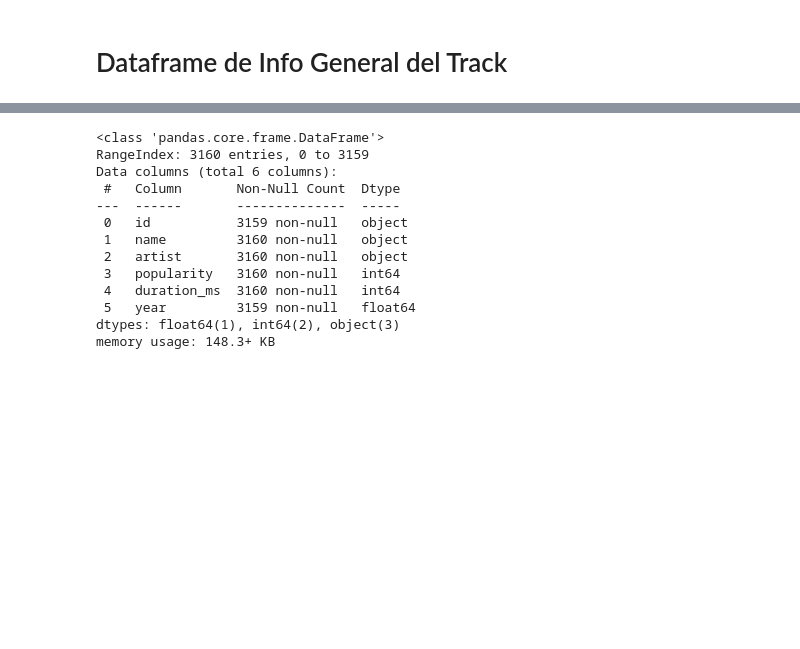
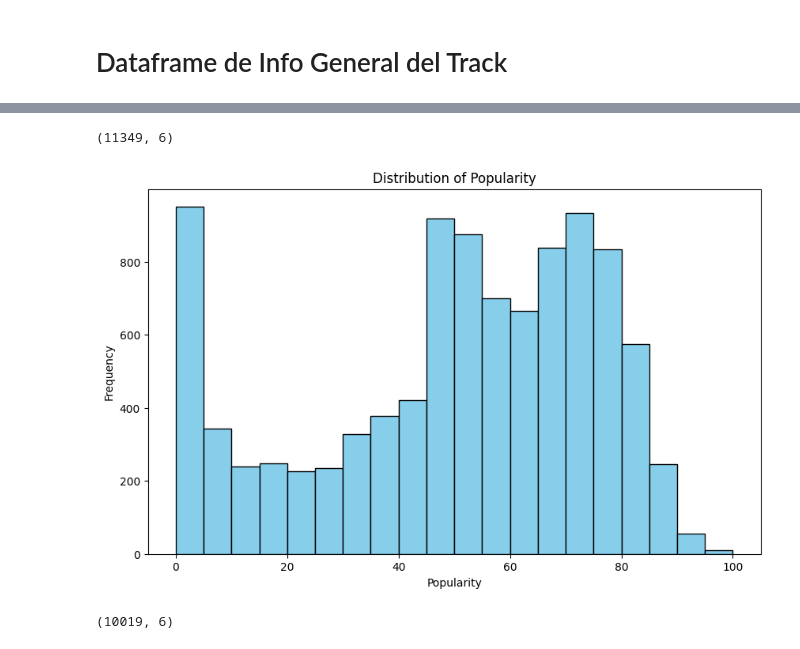
Before and after one commit to santiago20054/Spoti-Pop, a Jupyter notebook: Spoti_NB.ipynb, the cells around one changed output, grey strips where cells are left out. Drawn from its saved outputs; the diff is of its cells as text; code cells hidden in the pictures; blank space fills up the shorter version.

```diff
--- a/Spoti_NB.ipynb
+++ b/Spoti_NB.ipynb
@@ -34,9 +35,19 @@ def get_playlist_tracks(username,playlist_id):
 # %%
 %%time
 playlists = ['1M31YfWCBmOSlGGyF0wvsw', '37i9dQZF1DX4KeocBrdbJg', '37i9dQZEVXbMDoHDwVN2tF', '37i9dQZF1DXbvPjXfc8G9S',
-              '4KlHX1H41ZIyQ5oodAp2kj', '7xwYHh7KbKDtlMblSkvtfu']
+             '4KlHX1H41ZIyQ5oodAp2kj', '7xwYHh7KbKDtlMblSkvtfu', '37i9dQZF1DXcBWIGoYBM5M', '6OUqsni7ugc2wWXrX2lloj',
+             '5fpfBQeYdgXTy1IC74dbZc', '37i9dQZF1DWVskFRGurTfg', '37i9dQZF1DX7fxXD138pp0', '37i9dQZF1DXb6ejV2Sv22Q',
+             '37i9dQZF1DWXwsJebq0rKg', '37i9dQZF1DX7fwT5VsaHzA', '37i9dQZF1DX8XdqmB6xlX2', '37i9dQZF1DXcuJfJUfXtde',
+             '37i9dQZF1DX0mWZXNs0ArA', '37i9dQZF1DX1SbnWqcjJBz', '37i9dQZF1DXbdNhlZLjJXz', '37i9dQZF1DX8vTpEmKeKvc',
+             '37i9dQZF1DX6aTaZa0K6VA', '37i9dQZF1DX14fiWYoe7Oh', '37i9dQZF1DWW46Vfs1oltB', '37i9dQZF1DWYN0zdqzbEwl',
+             '37i9dQZF1DWYZ2zzgvJZul', '37i9dQZF1DX6ThddIjWuGT', '37i9dQZF1DX8womvTyUjrN', '37i9dQZF1DX3omIq8ziEt6',
+             '37i9dQZF1DX7Qo2zphj7u3', '37i9dQZF1DX1ngEVM0lKrb', '37i9dQZF1DX0rrtMTI2Ff5', '37i9dQZF1DWVCk2se27jFX',
+             '37i9dQZF1DXaaU1AaHpZeu', '7gmIaIxJLiY0QDz5RKKPrj', '37i9dQZF1DWSIaDfaHJHox', '0vvXsWCC9xrXsKd4FyS8kM',
+             '2cJESIzRKJJXzIBJZ72lyH', '35EN37472tayZcnOnmILSX', '32BTIxZYk6J62gO6m22od1', '2GiJfkoQSvJr5jAISNbPZW',
+             '37i9dQZF1DWXRqgorJj26U', '37i9dQZF1DWWQRwui0ExPn', '37i9dQZF1DWWMOmoXKqHTD', '3CBtBLMmqc8FfAOqRRwmuY',
+             '37i9dQZF1DWTmvXBN4DgpA', '37i9dQZF1DX4WYpdgoIcn6', '37i9dQZF1DX76Wlfdnj7AP', '37i9dQZF1DWSqmBTGDYngZ']
 
 results = []
 
 for p in playlists:
-    results.extend(get_playlist_tracks('santiago20054', p))
+    results.extend(get_playlist_tracks('31xabdqv7f3ysv2mpypcokrtvsty', p))
@@ -76,19 +90,36 @@ data = {
 }
 
 df = pd.DataFrame(data)
+df = df[df['id'].notna()]
+df = df.drop_duplicates(subset='id').reset_index(drop=True)
-# %%
-df.info()
-# %% [output]
-<class 'pandas.core.frame.DataFrame'>
-RangeIndex: 3160 entries, 0 to 3159
-Data columns (total 6 columns):
- #   Column       Non-Null Count  Dtype
----  ------       --------------  -----
- 0   id           3159 non-null   object
- 1   name         3160 non-null   object
- 2   artist       3160 non-null   object
- 3   popularity   3160 non-null   int64
- 4   duration_ms  3160 non-null   int64
- 5   year         3159 non-null   float64
-dtypes: float64(1), int64(2), object(3)
-memory usage: 148.3+ KB
+# %%
+df.shape
+# %% [output]
+(11349, 6)
+# %%
+df_intervalo = df[(df['popularity'] >= 0) & (df['popularity'] <= 10)]
+df_fuera_intervalo = df[(df['popularity'] < 0) | (df['popularity'] > 10)]
+
+# Seleccionar aleatoriamente la mitad de las filas donde 'popularity' está en el intervalo de 0 a 10
+df_intervalo_mitad = df_intervalo.sample(frac=0.5)
+
+# Concatenar los dos dataframes
+df_resultado = pd.concat([df_fuera_intervalo, df_intervalo_mitad])
+# %%
+# Crear el histograma
+plt.figure(figsize=(10, 6))
+plt.hist(df_resultado['popularity'], bins=20, color='skyblue', edgecolor='black')
+
+# Añadir etiquetas y título
+plt.xlabel('Popularity')
+plt.ylabel('Frequency')
+plt.title('Distribution of Popularity')
+
+# Mostrar el histograma
+plt.show()
+# %% [output]
+[figure, added]
+# %%
+df_resultado.shape
+# %% [output]
+(10019, 6)
```
Also changed, not shown: parts of 6 cells of this notebook, 3 other files.
